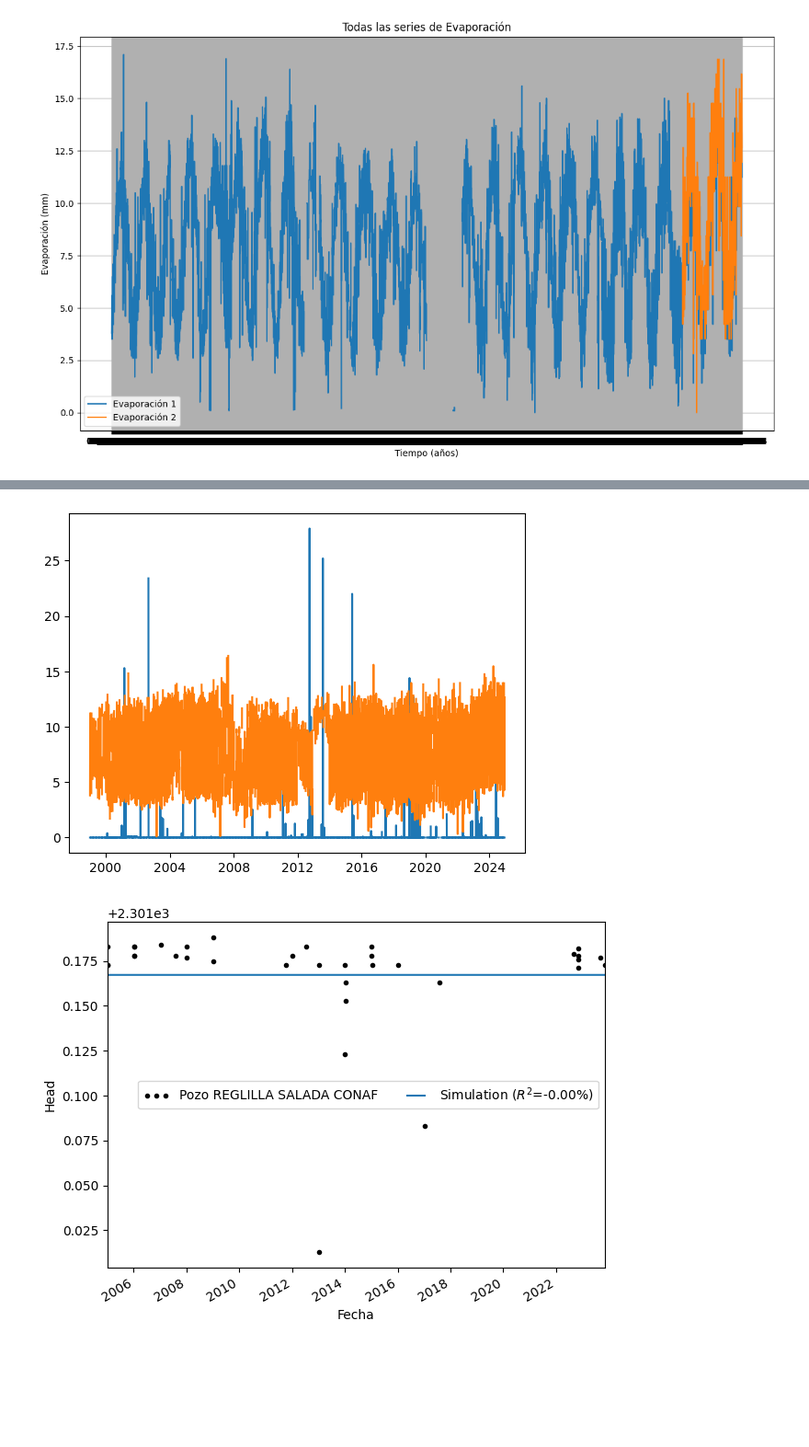
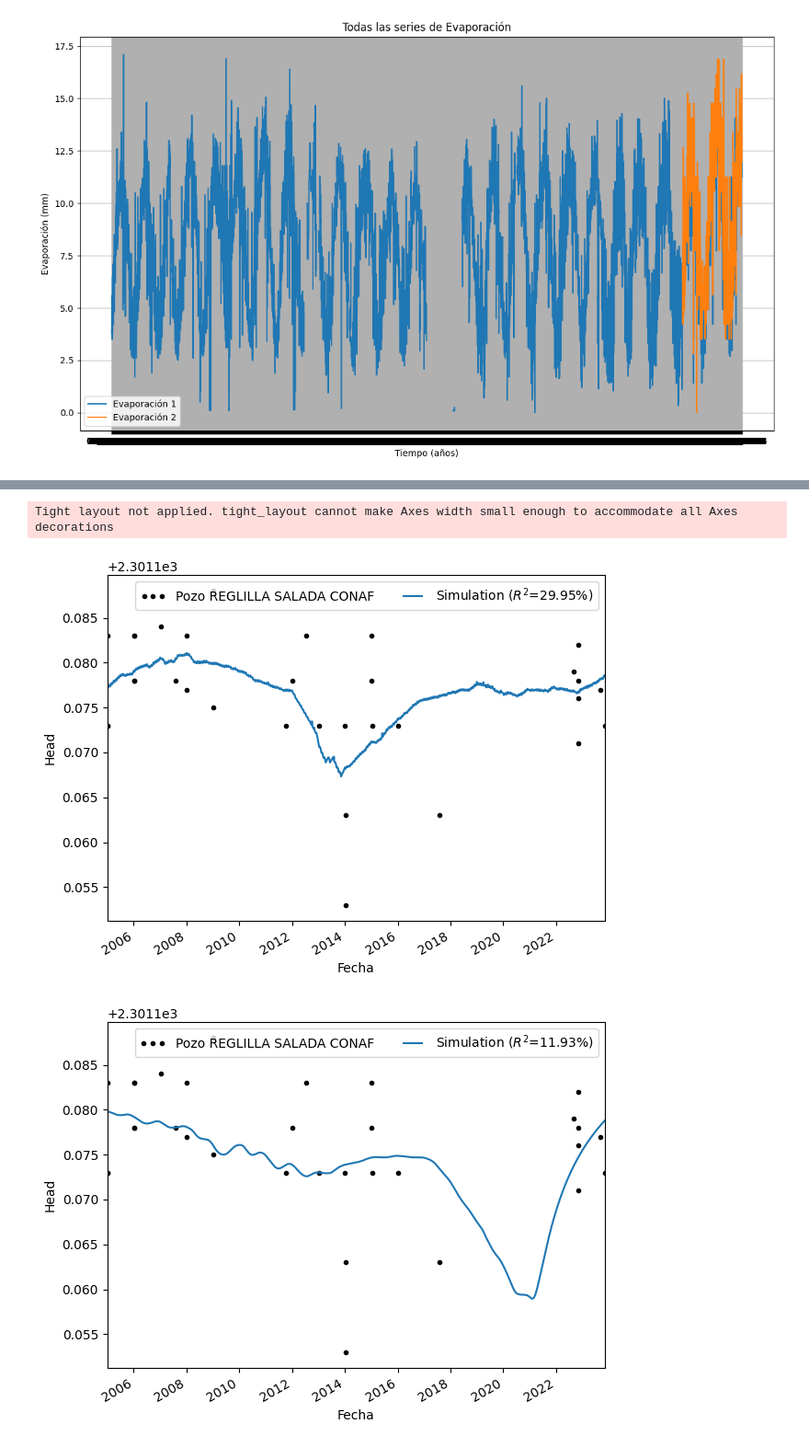
Before and after one commit to cvergaras/Pastas_Peine, a Jupyter notebook: modelo pastas 1.ipynb, the cells around one changed output, grey strips where cells are left out. Shown at 92% size. Cells and saved outputs as stored; diff of their text form; code cells hidden in the pictures; blank space fills up the shorter version.

```diff
--- a/modelo pastas 1.ipynb
+++ b/modelo pastas 1.ipynb
@@ -313,11 +369,19 @@ evaporacion = evaporacion.sort_index()
 # Asegurarse de que las series de precipitación y evaporación tengan una frecuencia regular
 precipitacion = precipitacion.asfreq('D')
 evaporacion = evaporacion.asfreq('D')
-print(precipitacion)
-print(evaporacion)
+# print(precipitacion)
+# print(evaporacion)
 
-plt.plot(precipitacion.index, precipitacion.values)
-plt.plot(evaporacion.index, evaporacion.values)
+# plt.plot(precipitacion.index, precipitacion.values)
+# plt.plot(evaporacion.index, evaporacion.values)
+
+list_wel = [wel_alb / 86.4, wel_sqm_mop, wel_sqm_sop, wel_tuc /86.4, wel_til / 86.4, wel_neg / 86.4, wel_mon / 86.4]
+print(len(list_wel))
+print(len(list_wel[0:3]))
+dis = [16000,25000,28000,16000,16000,43000,63000]
+
+list_wel2 = list_wel[0:3]
+
 for pozo, datos in datos_pozos.items():
     if pozo == "Pozo REGLILLA SALADA CONAF":
 
@@ -331,20 +395,29 @@ for pozo, datos in datos_pozos.items():
         datos = datos.sort_index()
 
         # Crear un modelo Pastas para el pozo actual
-        ml = ps.Model(datos, name=pozo)
+        ml = ps.Model(datos, name=pozo+" Recarga")
         #ml.add_noisemodel(ps.ArNoiseModel()) # Does not help too much
-        distances = [18000,280000000]
-        distances2 = [18000,28000,25000]
+        # distances = [18000,280000000]
+        # distances2 = [18000,28000,25000]
         # Añadir series de estrés (precipitación y evaporación)
-        sm_precip = ps.StressModel(precipitacion*0.1, ps.Gamma(), settings="prec", name="precipitacion")#, up=True)
+        #Interna = 0.001
+        #all 0.1
+        sm_precip = ps.StressModel(precipitacion*0.001, ps.Gamma(), settings="prec", name="precipitacion")#, up=True)
         sm_evap = ps.StressModel(evaporacion, ps.Gamma(), settings="evap", name="evaporacion")#, up=False)
-        sm_alb = ps.StressModel(wel_alb / 1e6, rfunc=ps.Hantush(), name="well", settings="well", up=False)
+
+        sm_alb = ps.StressModel(wel_alb / 84.6, rfunc=ps.Hantush(), name="well", settings="well", up=False)
         sm_sqm = ps.StressModel(wel_sqm, rfunc=ps.Hantush(), name="well", settings="well", up=False)
-        sm_wel = ps.WellModel([wel_alb/ 1e6, wel_sqm], "WellModel", distances)
+        # sm_wel = ps.WellModel([wel_alb/ 1e6, wel_sqm], "WellModel", distances)
         sm_sqm_mop = ps.StressModel(wel_sqm_mop, rfunc=ps.Hantush(), name="well", settings="well", up=False)
         sm_sqm_sop = ps.StressModel(wel_sqm_sop, rfunc=ps.Hantush(), name="well", settings="well", up=False)
 
-        sm_wel2 = ps.WellModel([wel_alb/ 1e6, wel_sqm_mop, wel_sqm_sop], "WellModel", distances2)
+        sm_mon = ps.StressModel(wel_mon / 86.4, rfunc=ps.Hantush(), name="well", settings="well", up=False)
+        sm_til = ps.StressModel(wel_til / 86.4, rfunc=ps.Hantush(), name="well", settings="well", up=False)
+        sm_neg = ps.StressModel(wel_neg / 86.4, rfunc=ps.Hantush(), name="well", settings="well", up=False)
+        sm_tuc = ps.StressModel(wel_tuc / 86.4, rfunc=ps.Hantush(), name="well", settings="well", up=False)
+
+        # sm_wel2 = ps.WellModel([list_wel[0],list_wel[1]], "WellModel", [dis[0],dis[1]])#dis[0:3])
+        sm_wel2 = ps.WellModel(list_wel, "WellModel", dis)
 
         #POZOS
         # sm_rch = ps.RechargeModel(
@@ -368,26 +441,45 @@ for pozo, datos in datos_pozos.items():
 
         #sm_rch = ps.RechargeModel(precipitacion, evaporacion, ps.Exponential(), "Recharge")
 
-        # ml.add_stressmodel(sm_precip)
-        # ml.add_stressmodel(sm_evap)
-        ml.add_stressmodel(sm_rch)
+        ml.add_stressmodel(sm_precip)
+        ml.add_stressmodel(sm_evap)
+        # ml.add_stressmodel(sm_rch)
+        ml2 = ml.copy(name=pozo+" Recarga + Extracciones")
+        ml.solve()
+
+
         # ml.add_stressmodel(sm_wel)
-        # ml.add_stressmodel(sm_alb)
-        # ml.add_stressmodel(sm_sqm)
+        ml2.add_stressmodel(sm_alb)
+        # # ml.add_stressmodel(sm_sqm)
         # ml.add_stressmodel(sm_sqm_mop)
         # ml.add_stressmodel(sm_sqm_sop)
-        ml.add_stressmodel(sm_wel2)
+        # ml2.add_stressmodel(sm_wel2)
+        # ml.add_stressmodel(sm_mon)
+        # ml2.add_stressmodel(sm_til)
+        # ml.add_stressmodel(sm_neg)
+        # ml2.add_stressmodel(sm_tuc)
+
+        ml2.solve()
+
 
 
 
         # Calibrar el modelo
-        ml.solve()
+        # mlwel = ml.solve()
 
         # Guardar el modelo en el diccionario
         modelos_individuales[pozo] = ml
 
         # Graficar los resultados del modelo individual
         ml.plot()
+        ml2.plot()
+
+        mc = ps.CompareModels(models=[ml, ml2])
+        mc.plot(adjust_height=True)
+        # ml.plots.results(figsize=(10, 6))
+        ml.stats.summary()
+        ml2.stats.summary()
+
         # ml.plots.stacked_results(
         #         figsize=(10, 8),
         #         stacklegend=True,
@@ -417,2 +509,3 @@ Response tmax for 'rainevap' > than calibration period.
+Tight layout not applied. tight_layout cannot make Axes width small enough to accommodate all Axes decorations
-[figure, old version]
+[figure, new version]
-[figure, old version]
+[figure, new version]
```
Also changed, not shown: parts of 5 cells of this notebook, 5 other files.
